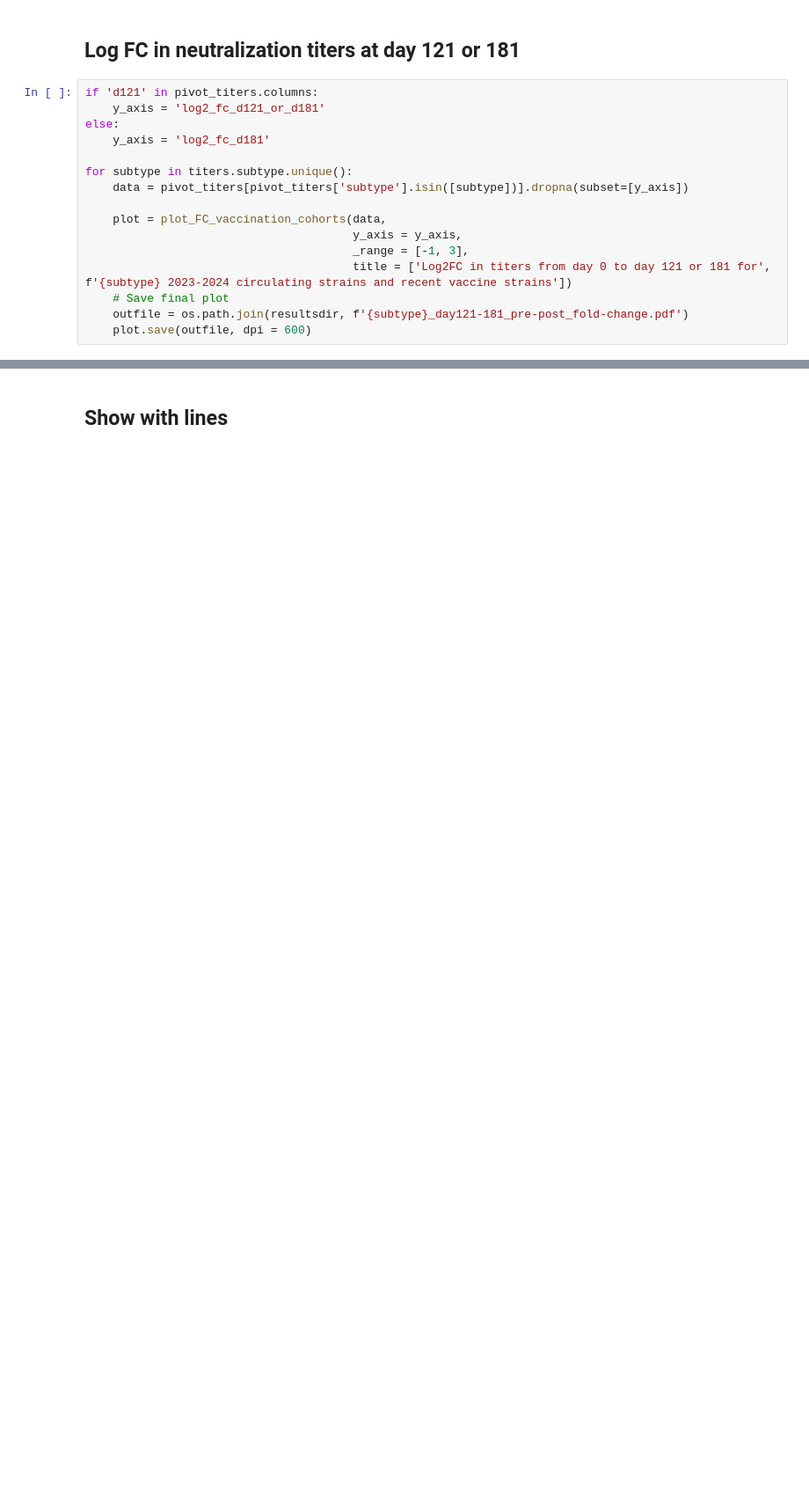
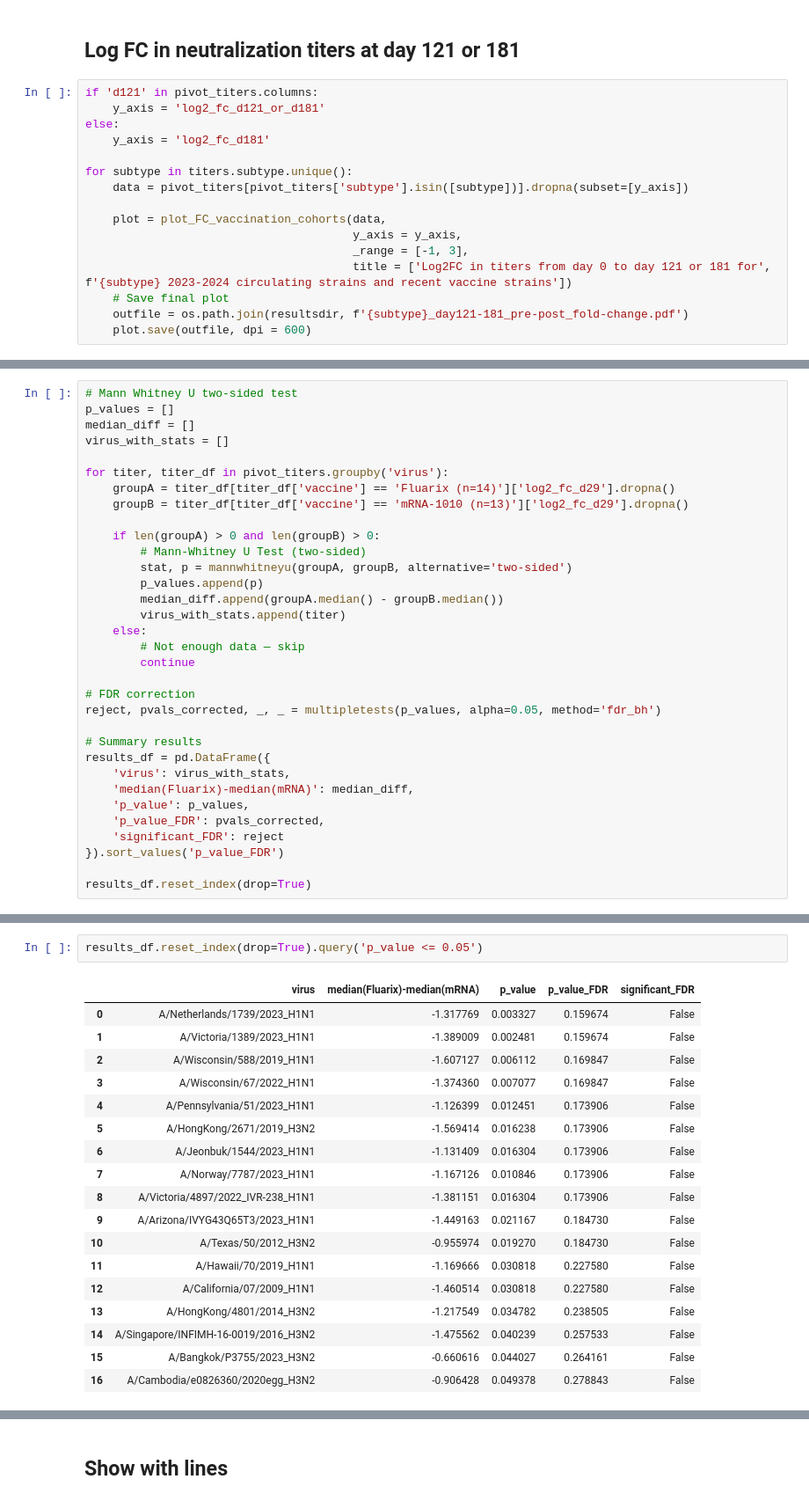
Before and after one commit to jbloomlab/flu_seqneut_with_Ellebedy_lab, a Jupyter notebook: non-pipeline_analyses/custom_titer_plots/notebooks/plot_post_vaccination.ipynb, the cells around one changed output, grey strips where cells are left out. Shown: that part at 88% size. Saved outputs shown, nothing was run; the diff lists cells and outputs as text; blank space fills up the shorter version.

Commit message:
add custom plotting and stats analysis

```diff
--- a/non-pipeline_analyses/custom_titer_plots/notebooks/plot_post_vaccination.ipynb
+++ b/non-pipeline_analyses/custom_titer_plots/notebooks/plot_post_vaccination.ipynb
@@ -314,0 +304,33 @@ IFrame(os.path.join(resultsdir, 'H1N1_day121-181_pre-post_fold-change.pdf'), wid
+# %%
+# Mann Whitney U two-sided test
+p_values = []
+median_diff = []
+virus_with_stats = []
+
+for titer, titer_df in pivot_titers.groupby('virus'):
+    groupA = titer_df[titer_df['vaccine'] == 'Fluarix (n=14)']['log2_fc_d29'].dropna()
+    groupB = titer_df[titer_df['vaccine'] == 'mRNA-1010 (n=13)']['log2_fc_d29'].dropna()
+
+    if len(groupA) > 0 and len(groupB) > 0:
+        # Mann-Whitney U Test (two-sided)
+        stat, p = mannwhitneyu(groupA, groupB, alternative='two-sided')
+        p_values.append(p)
+        median_diff.append(groupA.median() - groupB.median())
+        virus_with_stats.append(titer)
+    else:
+        # Not enough data — skip
+        continue
+
+# FDR correction
+reject, pvals_corrected, _, _ = multipletests(p_values, alpha=0.05, method='fdr_bh')
+
+# Summary results
+results_df = pd.DataFrame({
+    'virus': virus_with_stats,
+    'median(Fluarix)-median(mRNA)': median_diff,
+    'p_value': p_values,
+    'p_value_FDR': pvals_corrected,
+    'significant_FDR': reject
+}).sort_values('p_value_FDR')
+
+results_df.reset_index(drop=True)
@@ -314,0 +351,21 @@ IFrame(os.path.join(resultsdir, 'H1N1_day121-181_pre-post_fold-change.pdf'), wid
+# %%
+results_df.reset_index(drop=True).query('p_value <= 0.05')
+# %% [output]
+|  | virus | median(Fluarix)-median(mRNA) | p_value | p_value_FDR | significant_FDR |
+| 0 | A/Netherlands/1739/2023_H1N1 | -1.317769 | 0.003327 | 0.159674 | False |
+| 1 | A/Victoria/1389/2023_H1N1 | -1.389009 | 0.002481 | 0.159674 | False |
+| 2 | A/Wisconsin/588/2019_H1N1 | -1.607127 | 0.006112 | 0.169847 | False |
+| 3 | A/Wisconsin/67/2022_H1N1 | -1.374360 | 0.007077 | 0.169847 | False |
+| 4 | A/Pennsylvania/51/2023_H1N1 | -1.126399 | 0.012451 | 0.173906 | False |
+| 5 | A/HongKong/2671/2019_H3N2 | -1.569414 | 0.016238 | 0.173906 | False |
+| 6 | A/Jeonbuk/1544/2023_H1N1 | -1.131409 | 0.016304 | 0.173906 | False |
+| 7 | A/Norway/7787/2023_H1N1 | -1.167126 | 0.010846 | 0.173906 | False |
+| 8 | A/Victoria/4897/2022_IVR-238_H1N1 | -1.381151 | 0.016304 | 0.173906 | False |
+| 9 | A/Arizona/IVYG43Q65T3/2023_H1N1 | -1.449163 | 0.021167 | 0.184730 | False |
+| 10 | A/Texas/50/2012_H3N2 | -0.955974 | 0.019270 | 0.184730 | False |
+| 11 | A/Hawaii/70/2019_H1N1 | -1.169666 | 0.030818 | 0.227580 | False |
+| 12 | A/California/07/2009_H1N1 | -1.460514 | 0.030818 | 0.227580 | False |
+| 13 | A/HongKong/4801/2014_H3N2 | -1.217549 | 0.034782 | 0.238505 | False |
+| 14 | A/Singapore/INFIMH-16-0019/2016_H3N2 | -1.475562 | 0.040239 | 0.257533 | False |
+| 15 | A/Bangkok/P3755/2023_H3N2 | -0.660616 | 0.044027 | 0.264161 | False |
+| 16 | A/Cambodia/e0826360/2020egg_H3N2 | -0.906428 | 0.049378 | 0.278843 | False |
```
Also changed, not shown: parts of 9 cells of this notebook, 10 other files.
